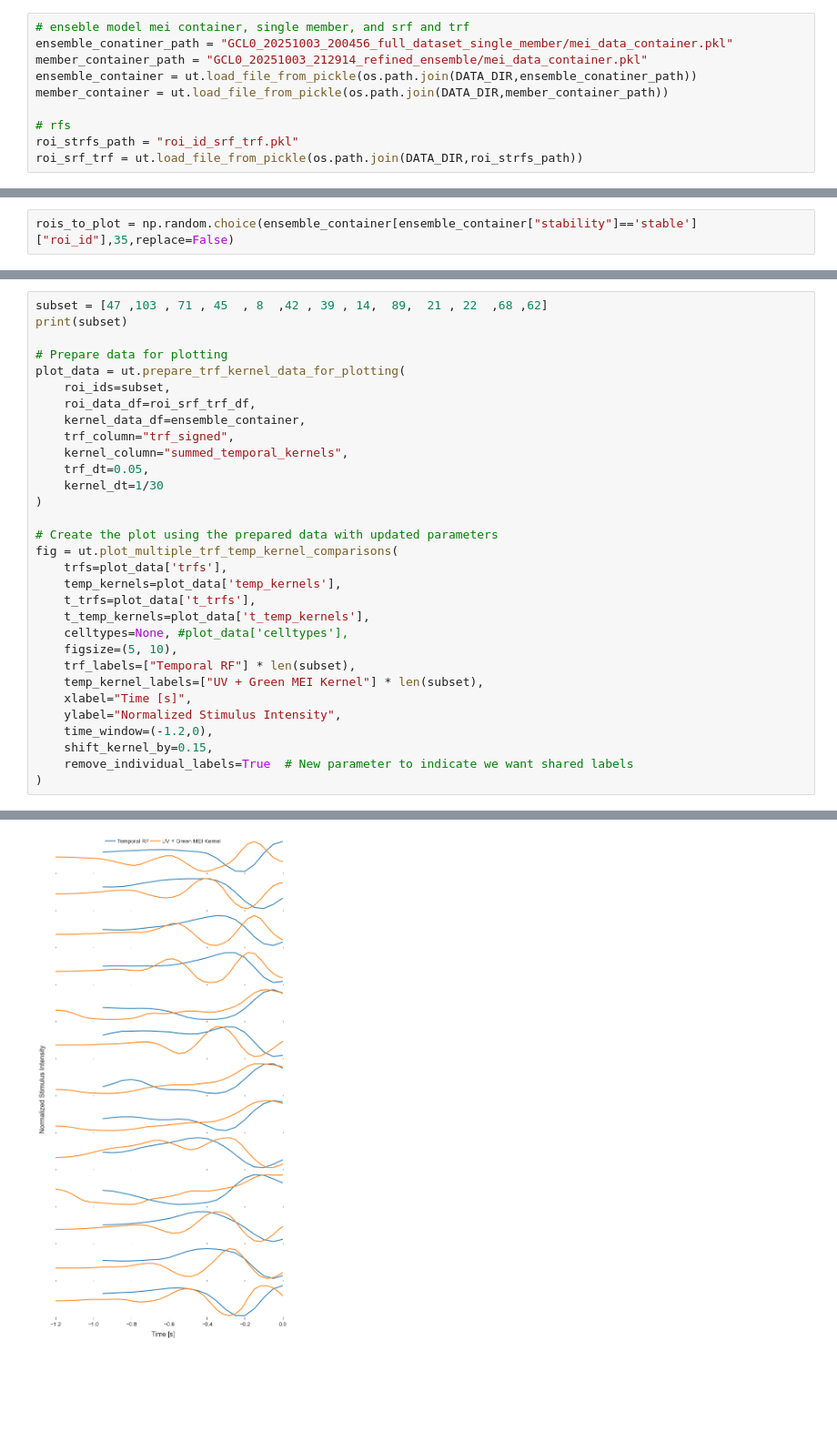
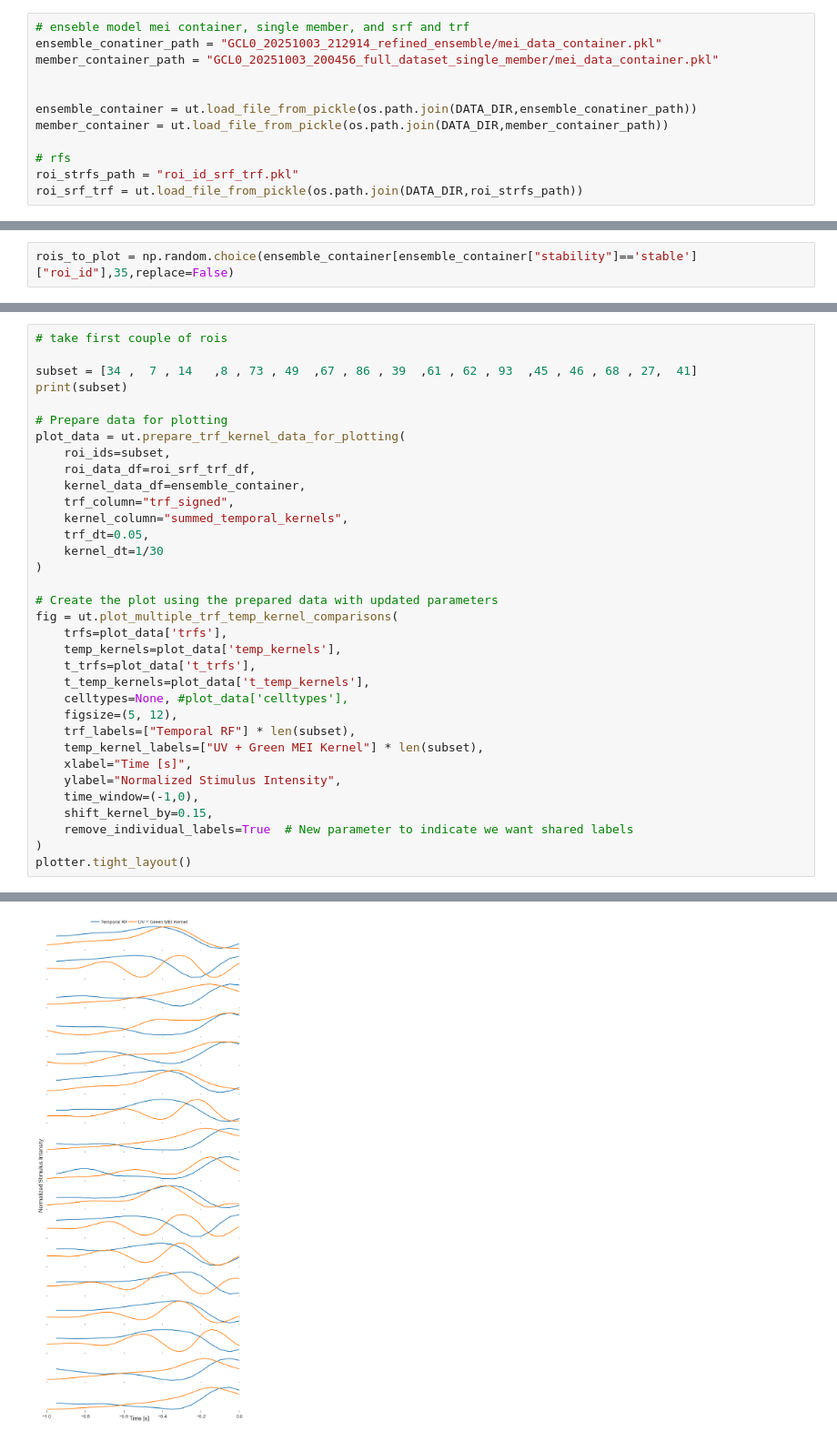
Before and after one commit to SamuelSuhai/model_in_the_loop, a Jupyter notebook: thesis/code/validate_online_meis/plot_mei_sta_comparison.ipynb, the cells around one changed output, grey strips where cells are left out. Shown at 91% size. Saved outputs shown, nothing was run; the diff lists cells and outputs as text; blank space fills up the shorter version.

```diff
--- a/thesis/code/validate_online_meis/plot_mei_sta_comparison.ipynb
+++ b/thesis/code/validate_online_meis/plot_mei_sta_comparison.ipynb
@@ -28,8 +28,10 @@ os.makedirs(FIG_DIR,exist_ok=True)
 # load data
 # %%
 # enseble model mei container, single member, and srf and trf
-ensemble_conatiner_path = "GCL0_20251003_200456_full_dataset_single_member/mei_data_container.pkl"
-member_container_path = "GCL0_20251003_212914_refined_ensemble/mei_data_container.pkl"
+ensemble_conatiner_path = "GCL0_20251003_212914_refined_ensemble/mei_data_container.pkl"
+member_container_path = "GCL0_20251003_200456_full_dataset_single_member/mei_data_container.pkl"
+
+
 ensemble_container = ut.load_file_from_pickle(os.path.join(DATA_DIR,ensemble_conatiner_path))
 member_container = ut.load_file_from_pickle(os.path.join(DATA_DIR,member_container_path))
 
@@ -111,5 +113,7 @@ fig = ut.plot_multiple_trf_temp_kernel_comparisons(
 # %%
-subset = [47 ,103 , 71 , 45  , 8  ,42 , 39 , 14,  89,  21 , 22  ,68 ,62]
+# take first couple of rois
+
+subset = [34 ,  7 , 14   ,8 , 73 , 49  ,67 , 86 , 39  ,61 , 62 , 93  ,45 , 46 , 68 , 27,  41]
 print(subset)
 
 # Prepare data for plotting
@@ -130,13 +134,14 @@ fig = ut.plot_multiple_trf_temp_kernel_comparisons(
     t_trfs=plot_data['t_trfs'],
     t_temp_kernels=plot_data['t_temp_kernels'],
     celltypes=None, #plot_data['celltypes'],
-    figsize=(5, 10),
+    figsize=(5, 12),
     trf_labels=["Temporal RF"] * len(subset),
     temp_kernel_labels=["UV + Green MEI Kernel"] * len(subset),
     xlabel="Time [s]",
     ylabel="Normalized Stimulus Intensity",
-    time_window=(-1.2,0),
+    time_window=(-1,0),
     shift_kernel_by=0.15,
     remove_individual_labels=True  # New parameter to indicate we want shared labels
 )
+plotter.tight_layout()
 # %% [output]
@@ -144,2 +149,2 @@ fig = ut.plot_multiple_trf_temp_kernel_comparisons(
-[figure, old version]
+[figure, new version]
 # %%
```
Also changed, not shown: parts of 5 cells of this notebook, 6 other files.
